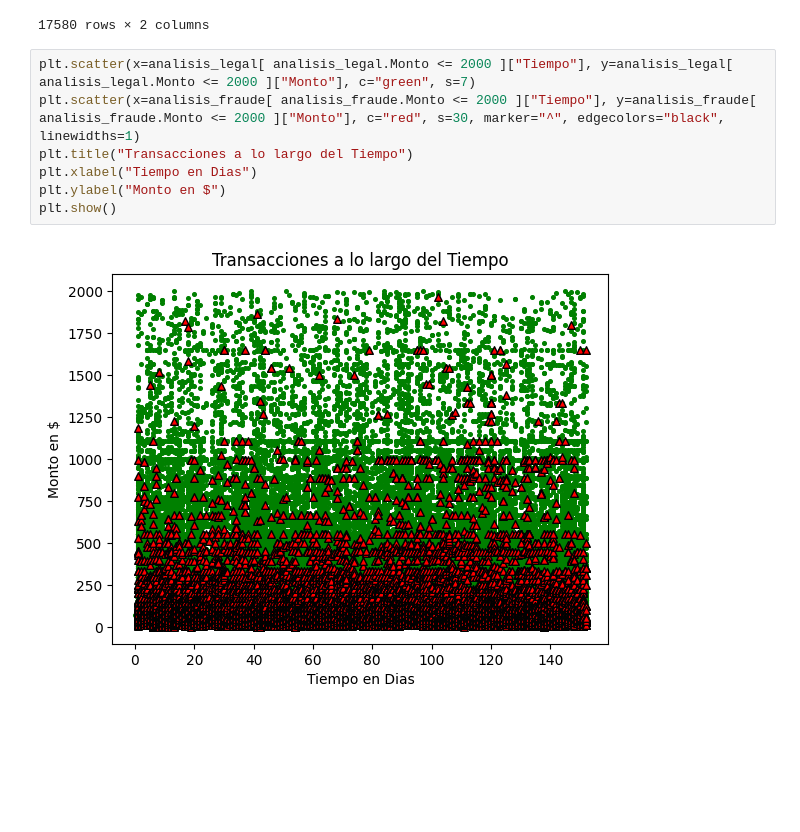
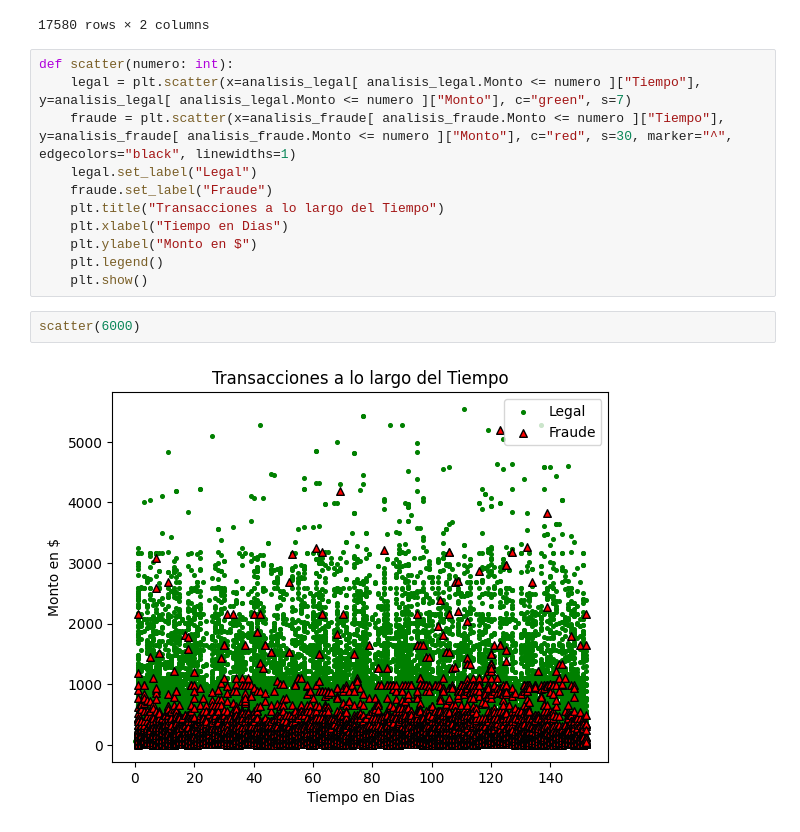
Before and after one commit to Brucejr09/Org-de-Datos-106828, a Jupyter notebook: scatterplot.ipynb, the cells around one changed output. Saved outputs shown, nothing was run; the diff lists cells and outputs as text; blank space fills up the shorter version.

```diff
--- a/scatterplot.ipynb
+++ b/scatterplot.ipynb
@@ -61,11 +61,17 @@ analisis_fraude
 | 501945 | 54.000 | 152 |
 17580 rows × 2 columns
 # %%
-plt.scatter(x=analisis_legal[ analisis_legal.Monto <= 2000 ]["Tiempo"], y=analisis_legal[ analisis_legal.Monto <= 2000 ]["Monto"], c="green", s=7)
-plt.scatter(x=analisis_fraude[ analisis_fraude.Monto <= 2000 ]["Tiempo"], y=analisis_fraude[ analisis_fraude.Monto <= 2000 ]["Monto"], c="red", s=30, marker="^", edgecolors="black", linewidths=1)
-plt.title("Transacciones a lo largo del Tiempo")
-plt.xlabel("Tiempo en Dias")
-plt.ylabel("Monto en $")
-plt.show()
+def scatter(numero: int):
+    legal = plt.scatter(x=analisis_legal[ analisis_legal.Monto <= numero ]["Tiempo"], y=analisis_legal[ analisis_legal.Monto <= numero ]["Monto"], c="green", s=7)
+    fraude = plt.scatter(x=analisis_fraude[ analisis_fraude.Monto <= numero ]["Tiempo"], y=analisis_fraude[ analisis_fraude.Monto <= numero ]["Monto"], c="red", s=30, marker="^", edgecolors="black", linewidths=1)
+    legal.set_label("Legal")
+    fraude.set_label("Fraude")
+    plt.title("Transacciones a lo largo del Tiempo")
+    plt.xlabel("Tiempo en Dias")
+    plt.ylabel("Monto en $")
+    plt.legend()
+    plt.show()
-# %% [output]
-[figure, removed]
+# %%
+scatter(6000)
+# %% [output]
+[figure, added]
```
Also changed, not shown: parts of 6 cells of this notebook, 1 other file.
